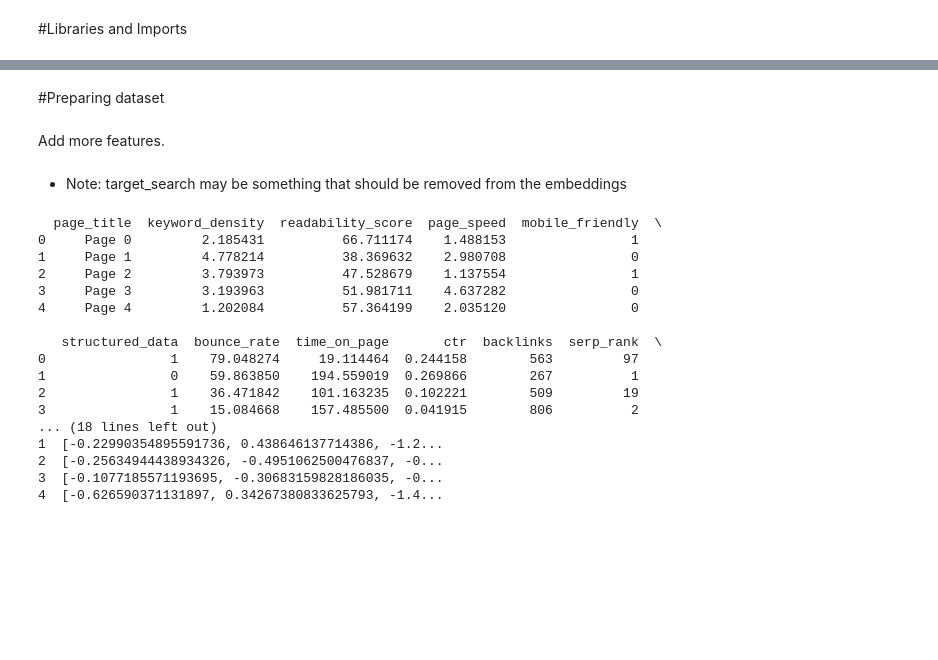
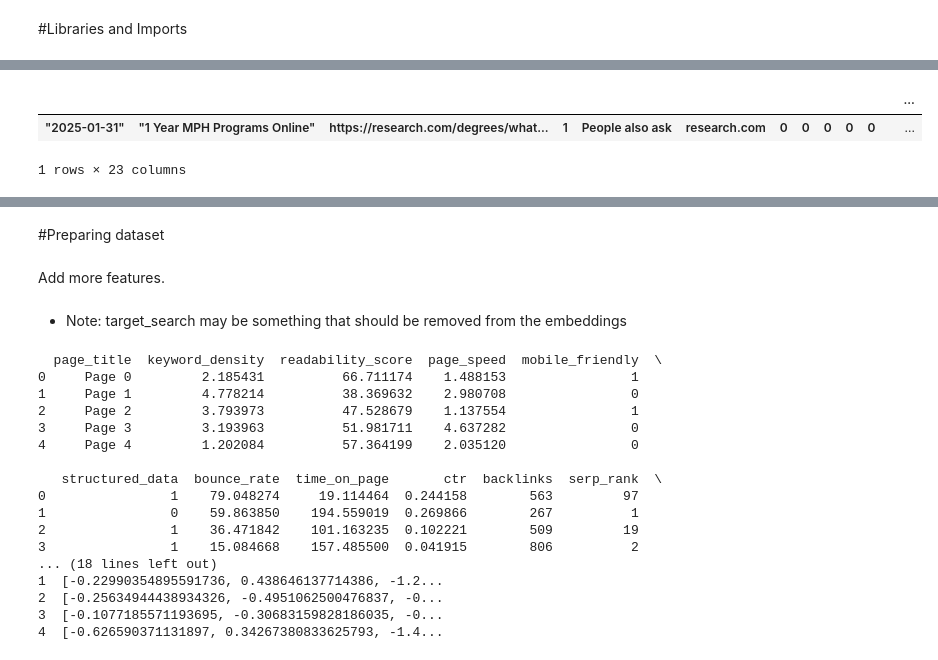
Before and after one commit to smartdustsystems/moonshot, a Jupyter notebook: ml/Moon_Shoot_Working_DRAFT.ipynb, the cells around one changed output, grey strips where cells are left out. Drawn from its saved outputs; the diff is of its cells as text; code cells hidden in the pictures; blank space fills up the shorter version.

```diff
--- a/ml/Moon_Shoot_Working_DRAFT.ipynb
+++ b/ml/Moon_Shoot_Working_DRAFT.ipynb
@@ -37,0 +97,2 @@ from sklearn.metrics import r2_score
+# %%
+details = loader.read_details_data()
@@ -37,0 +119,6 @@ from sklearn.metrics import r2_score
+# %%
+details.head(1)
+# %% [output]
+|  |  |  |  |  |  |  |  |  |  |  |  | ... |
+| "2025-01-31" | "1 Year MPH Programs Online" | https://research.com/degrees/what... | 1 | People also ask | research.com | 0 | 0 | 0 | 0 | 0 |  | ... |
+1 rows × 23 columns
```
Also changed, not shown: parts of 13 cells of this notebook, 7 other files.
